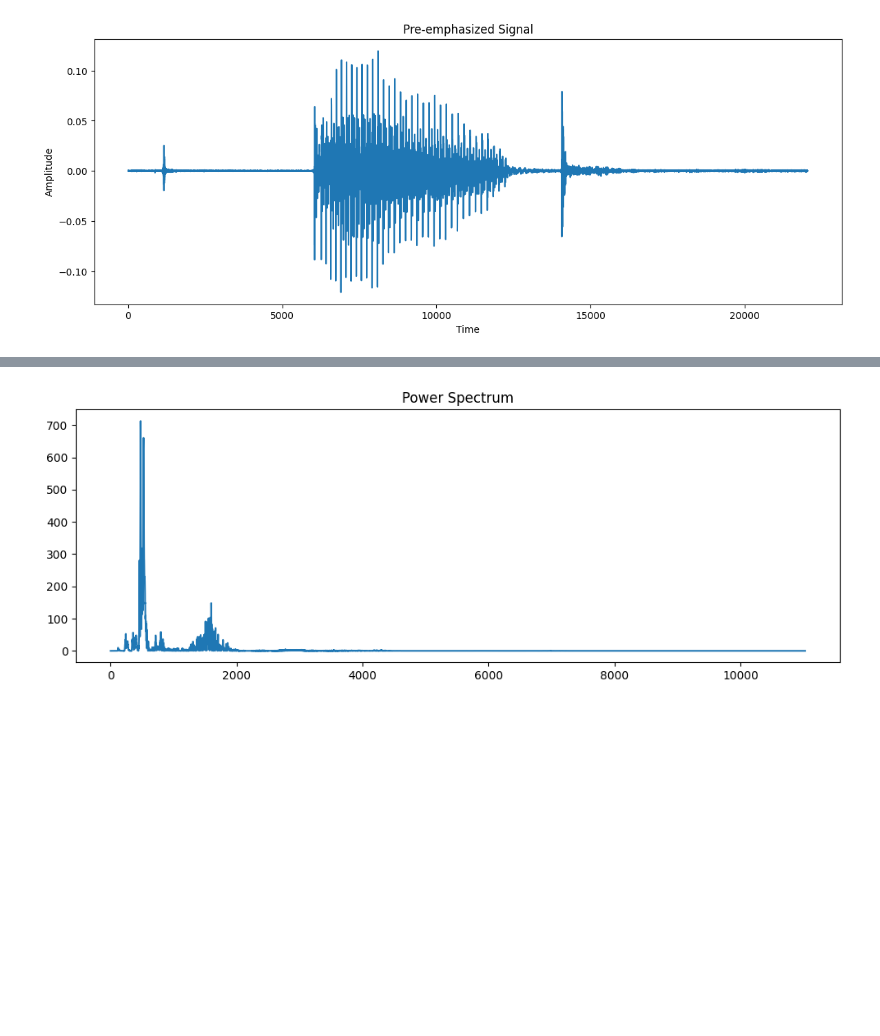
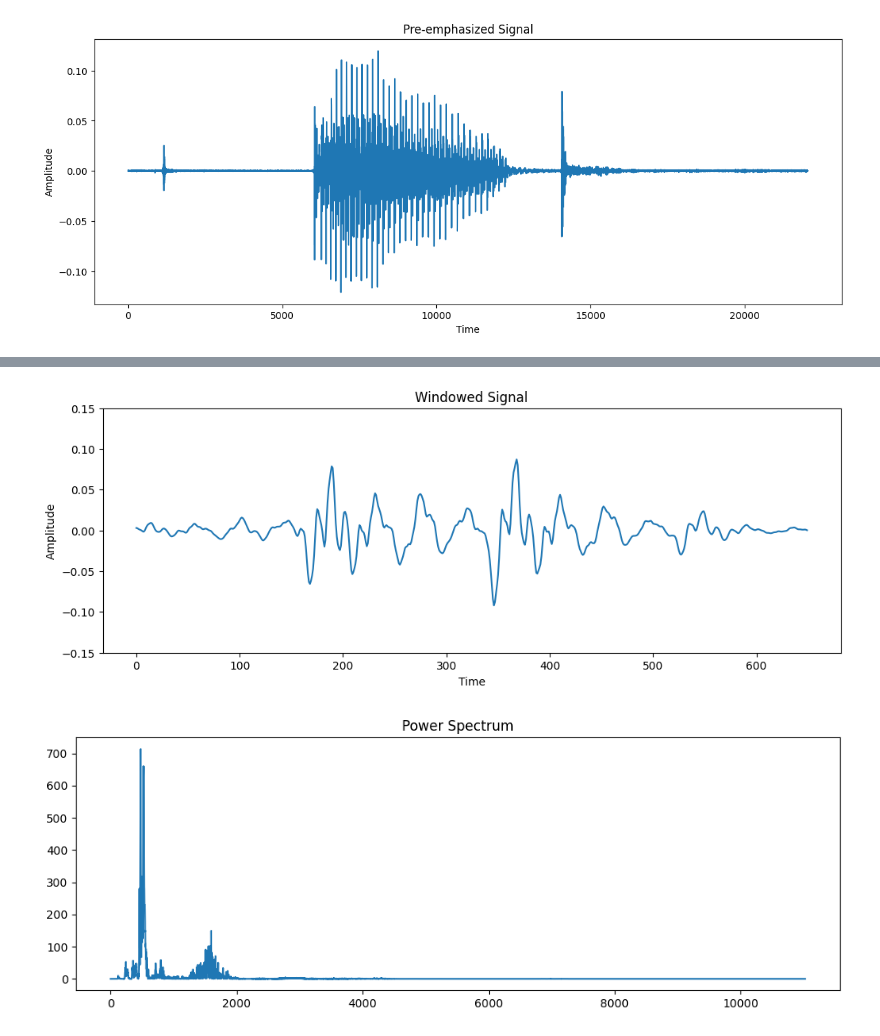
Before and after one commit to svijayvrat/Py-STT-Engine, a Jupyter notebook: stt-engine.ipynb, the cells around one changed output, grey strips where cells are left out. Saved outputs shown, nothing was run; the diff lists cells and outputs as text; code cells hidden in the pictures; blank space fills up the shorter version.

```diff
--- a/stt-engine.ipynb
+++ b/stt-engine.ipynb
@@ -65,5 +68,25 @@ plt.show()
 # %%
 # Windowing Layer
+# Since sudden increase/decrease of amplitude at the edges of the frames create noisy outcomes, we have to smoothen it.
+# Thus, we apply hamming window
+
+hammed_audio=[]
+for frame in audio_frames:
+    temp_hammed_audio=[]
+    for i in range(0,frame_size):
+        temp_hammed_audio.append(frame[i]*(0.54-0.46*math.cos(2*math.pi*i/649)))
+
+    hammed_audio.append(temp_hammed_audio)
+
+plt.figure(figsize=(12,4))
+plt.plot(hammed_audio[24])
+plt.ylim(-0.15,0.15)
+plt.title('Windowed Signal')
+plt.xlabel('Time')
+plt.ylabel('Amplitude')
+plt.show()
+# %% [output]
+[figure, added]
 # %%
 # FFT(Fast Fourier Transform) Layer
 # Used to convert time-domain signal to frequency-domain to analyze frequency components of speech.
```
Also changed, not shown: parts of 2 cells of this notebook.
